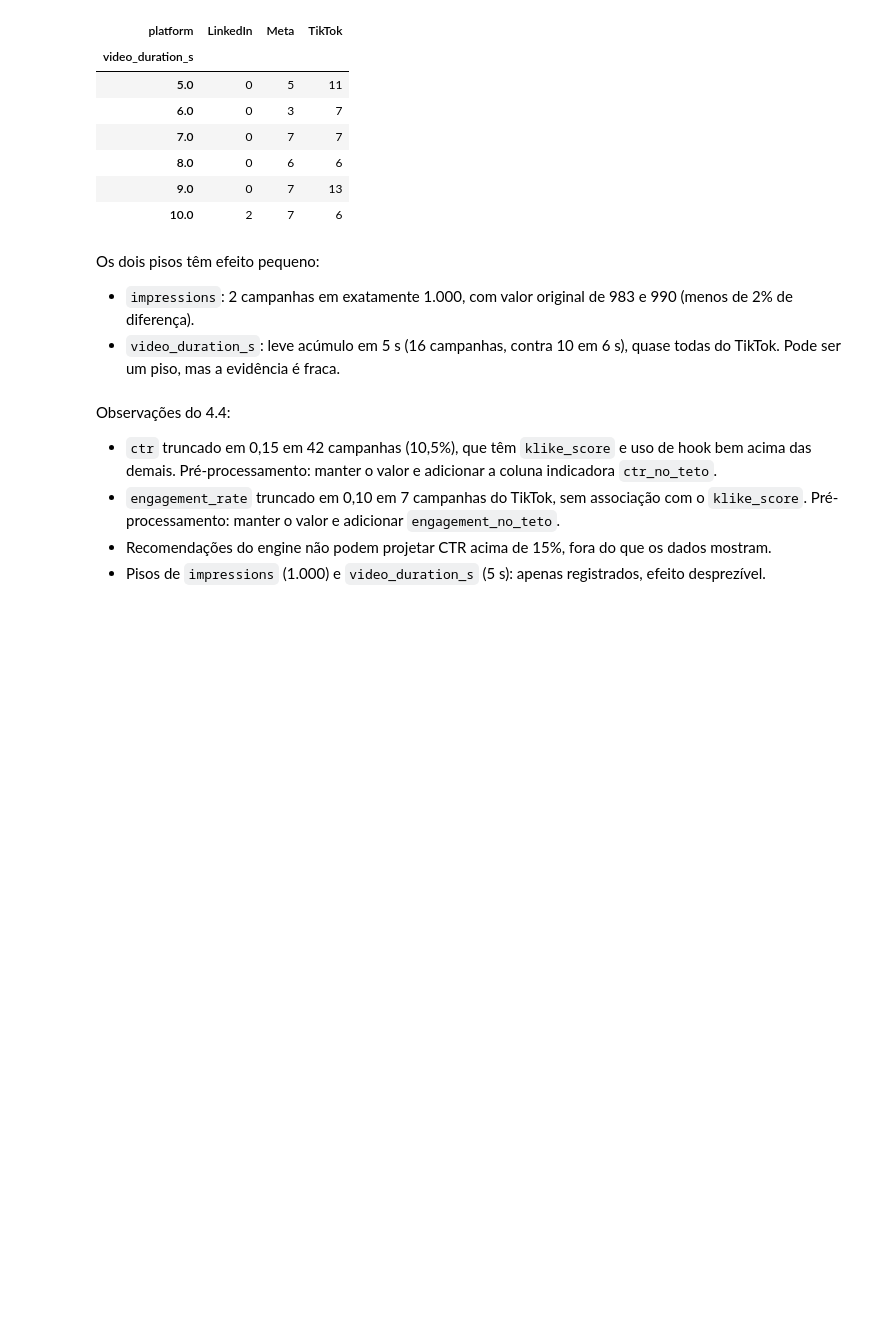
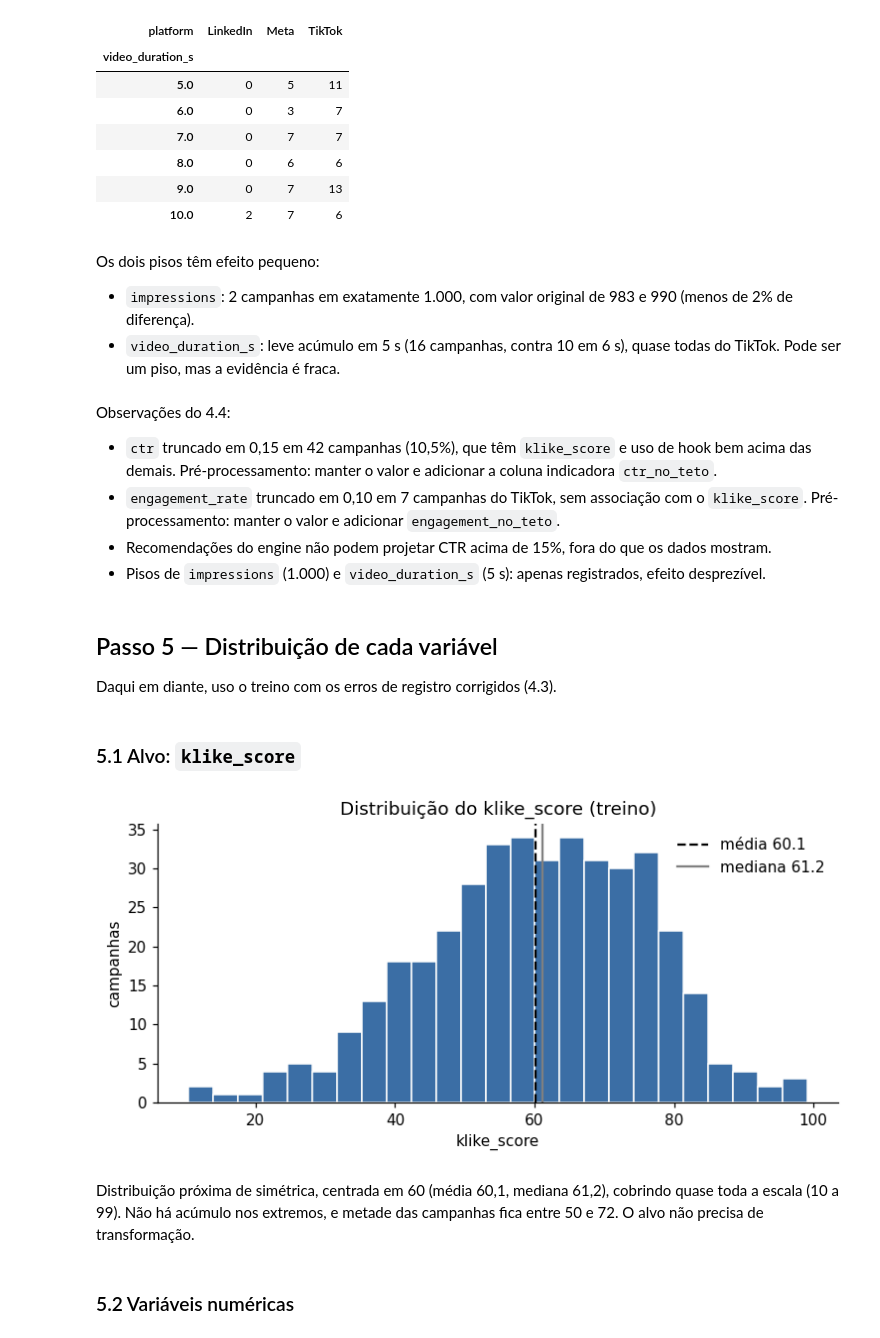
Before and after one commit to JoaoVivacqua/klike-challenge, a Jupyter notebook: notebooks/01_eda.ipynb, the cells around one changed output. Saved outputs shown, nothing was run; the diff lists cells and outputs as text; code cells hidden in the pictures; blank space fills up the shorter version.

Commit message:
feat: conclui a EDA e adiciona os modelos do klike_score

```diff
--- a/notebooks/01_eda.ipynb
+++ b/notebooks/01_eda.ipynb
@@ -608,3 +607,34 @@ Observações do 4.4:
 - `engagement_rate` truncado em 0,10 em 7 campanhas do TikTok, sem associação com o `klike_score`. Pré-processamento: manter o valor e adicionar `engagement_no_teto`.
 - Recomendações do engine não podem projetar CTR acima de 15%, fora do que os dados mostram.
 - Pisos de `impressions` (1.000) e `video_duration_s` (5 s): apenas registrados, efeito desprezível.
+# %% [markdown]
+## Passo 5 — Distribuição de cada variável
+
+Daqui em diante, uso o treino com os erros de registro corrigidos (4.3).
+# %%
+import matplotlib.pyplot as plt
+from pathlib import Path
+
+PASTA_FIGURAS = Path("../figures")
+PASTA_FIGURAS.mkdir(exist_ok=True)
+plt.rcParams.update({"figure.dpi": 110, "axes.spines.top": False, "axes.spines.right": False})
+COR = "#3b6ea5"
+
+dados = train_corrigido
+# %% [markdown]
+### 5.1 Alvo: `klike_score`
+# %%
+fig, ax = plt.subplots(figsize=(7, 3.5))
+ax.hist(dados["klike_score"], bins=25, color=COR, edgecolor="white")
+ax.axvline(dados["klike_score"].mean(), color="black", linestyle="--", label=f"média {dados['klike_score'].mean():.1f}")
+ax.axvline(dados["klike_score"].median(), color="gray", label=f"mediana {dados['klike_score'].median():.1f}")
+ax.set(xlabel="klike_score", ylabel="campanhas", title="Distribuição do klike_score (treino)")
+ax.legend(frameon=False)
+fig.tight_layout()
+fig.savefig(PASTA_FIGURAS / "01_klike_score.png")
+# %% [output]
+[figure, added]
+# %% [markdown]
+Distribuição próxima de simétrica, centrada em 60 (média 60,1, mediana 61,2), cobrindo quase toda a escala (10 a 99). Não há acúmulo nos extremos, e metade das campanhas fica entre 50 e 72. O alvo não precisa de transformação.
+# %% [markdown]
+### 5.2 Variáveis numéricas
```
Also changed, not shown: parts of 80 cells of this notebook, 15 other files.
